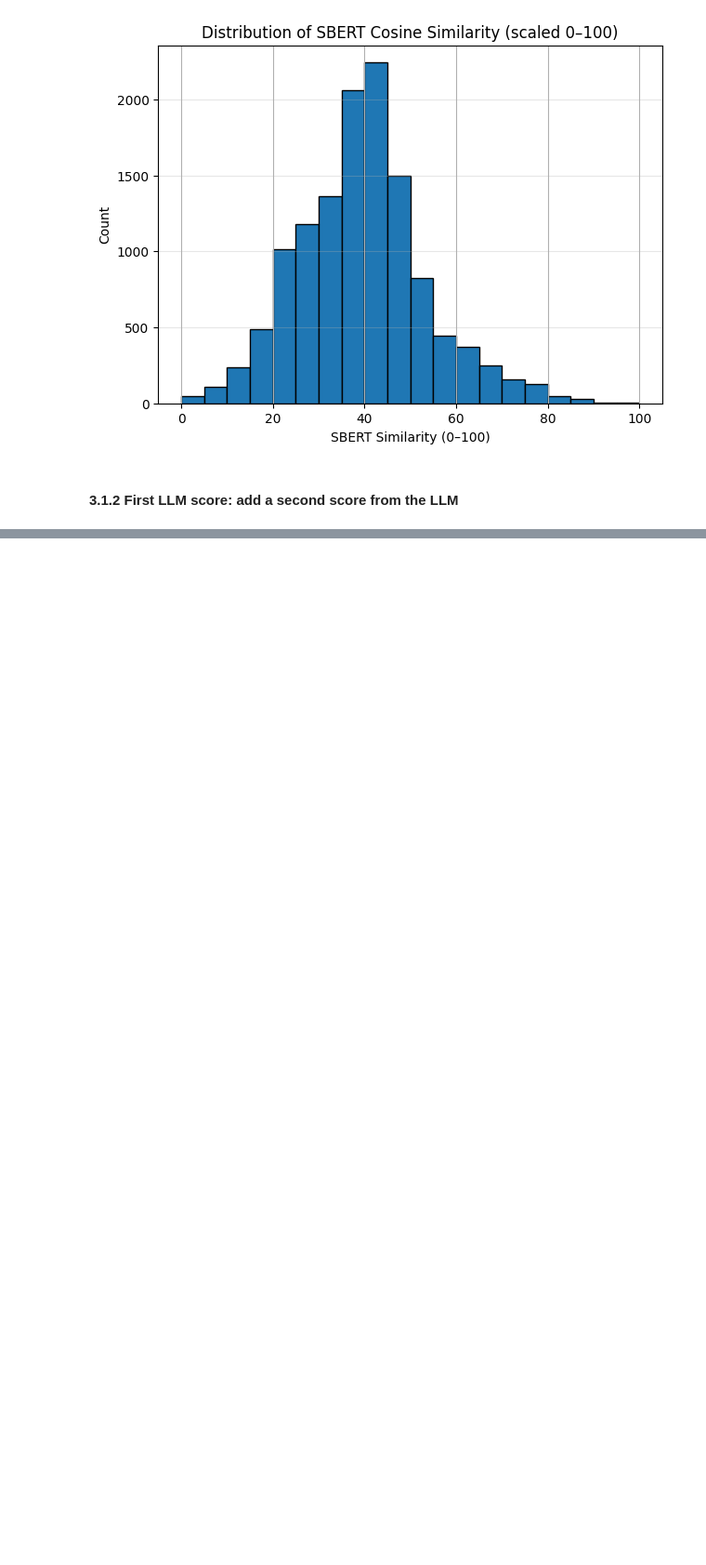
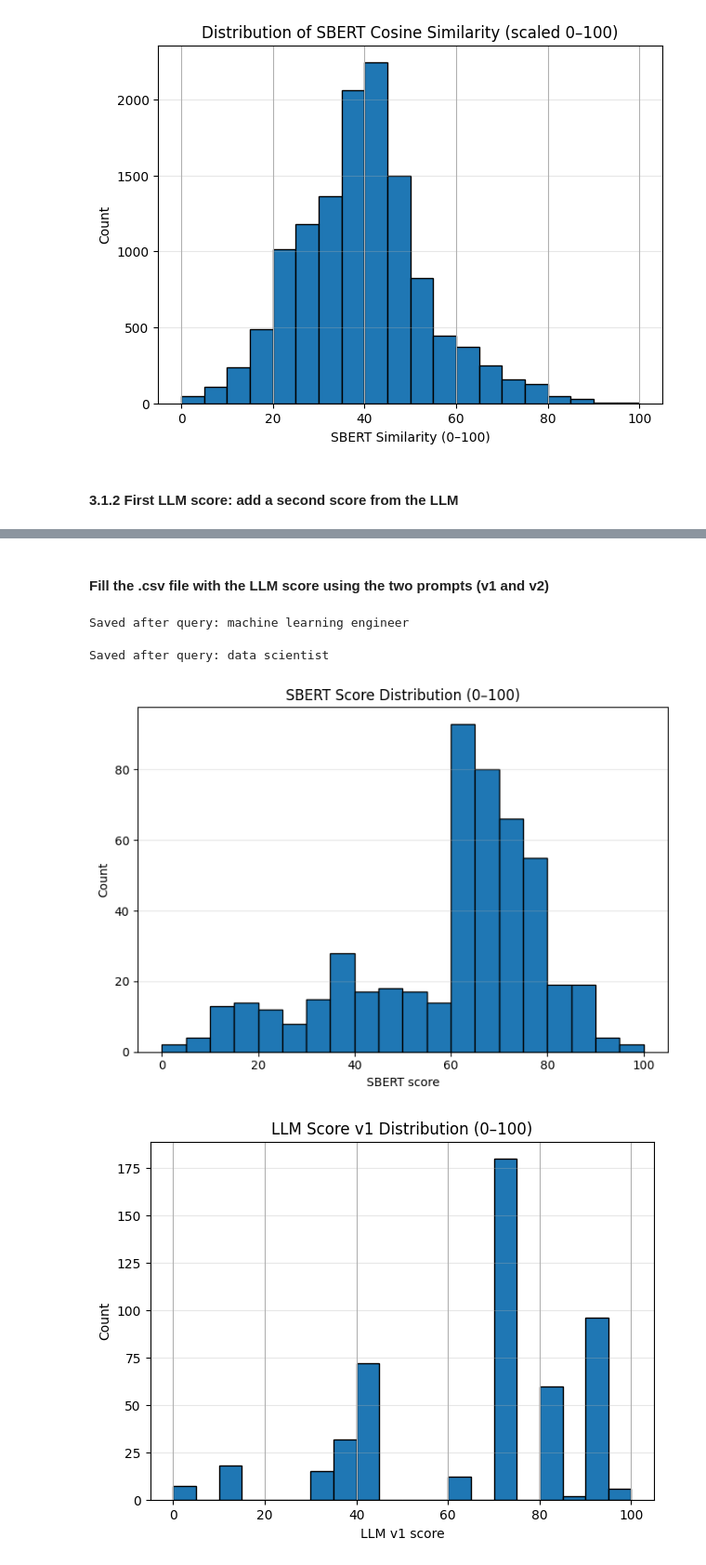
Before and after one commit to FederCO23/Potential_Talents_-_Yc1Y0PqXJsbGtBoy, a Jupyter notebook: Potential_Talents_part5.ipynb, the cells around one changed output, grey strips where cells are left out. Shown: that part at 93% size. Cells and saved outputs as stored; diff of their text form; code cells hidden in the pictures; blank space fills up the shorter version.

```diff
--- a/Potential_Talents_part5.ipynb
+++ b/Potential_Talents_part5.ipynb
@@ -654,0 +765,2 @@ Score: 0
+# %% [markdown]
+#### Fill the .csv file with the LLM score using the two prompts (v1 and v2)
@@ -654,0 +827,40 @@ Score: 0
+# %%
+csv_path = "pairwise_llm_dataset_skeleton.csv"
+subset = ["machine learning engineer", "data scientist"]  # start small
+df_ft_ds = fill_llm_scores(csv_path, subset, which="both")
+# %% [output]
+Saved after query: machine learning engineer
+Saved after query: data scientist
+# %%
+# SBERT
+mask = df_ft_ds["query"].isin(["machine learning engineer", "data scientist"])
+scores = pd.to_numeric(df_ft_ds.loc[mask, "emb_score_100"], errors="coerce").dropna()
+plt.figure(figsize=(7, 5))
+plt.hist(scores, bins=range(0, 101, 5), edgecolor="black")
+plt.title("SBERT Score Distribution (0–100)")
+plt.xlabel("SBERT score")
+plt.ylabel("Count")
+plt.grid(axis="y", alpha=0.3)
+plt.tight_layout()
+plt.show()
+
+# v1
+plt.figure(figsize=(7,5))
+df_ft_ds["llm_score_v1"].dropna().astype(int).hist(bins=20, edgecolor="black")
+plt.title("LLM Score v1 Distribution (0–100)")
+plt.xlabel("LLM v1 score")
+plt.ylabel("Count")
+plt.grid(axis="y", alpha=0.3)
+plt.show()
+
+# v2
+plt.figure(figsize=(7,5))
+df_ft_ds["llm_score_v2"].dropna().astype(int).hist(bins=20, edgecolor="black")
+plt.title("LLM Score v2 Distribution (0–100)")
+plt.xlabel("LLM v2 score")
+plt.ylabel("Count")
+plt.grid(axis="y", alpha=0.3)
+plt.show()
+# %% [output]
+[figure, added]
+[figure, added]
```
Also changed, not shown: parts of 14 cells of this notebook.
